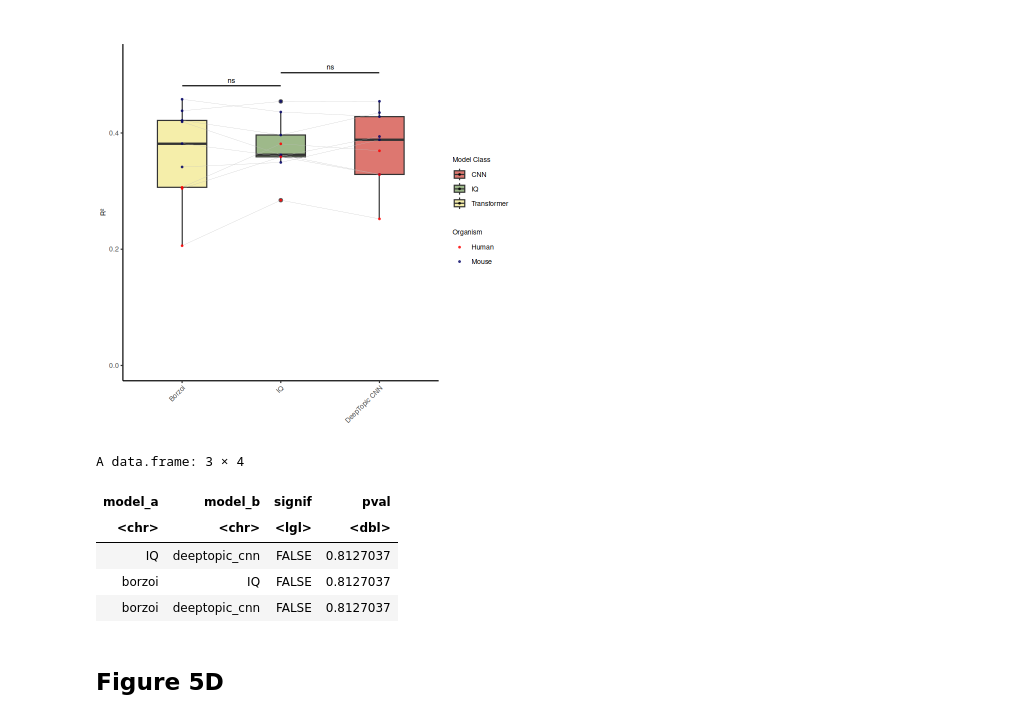
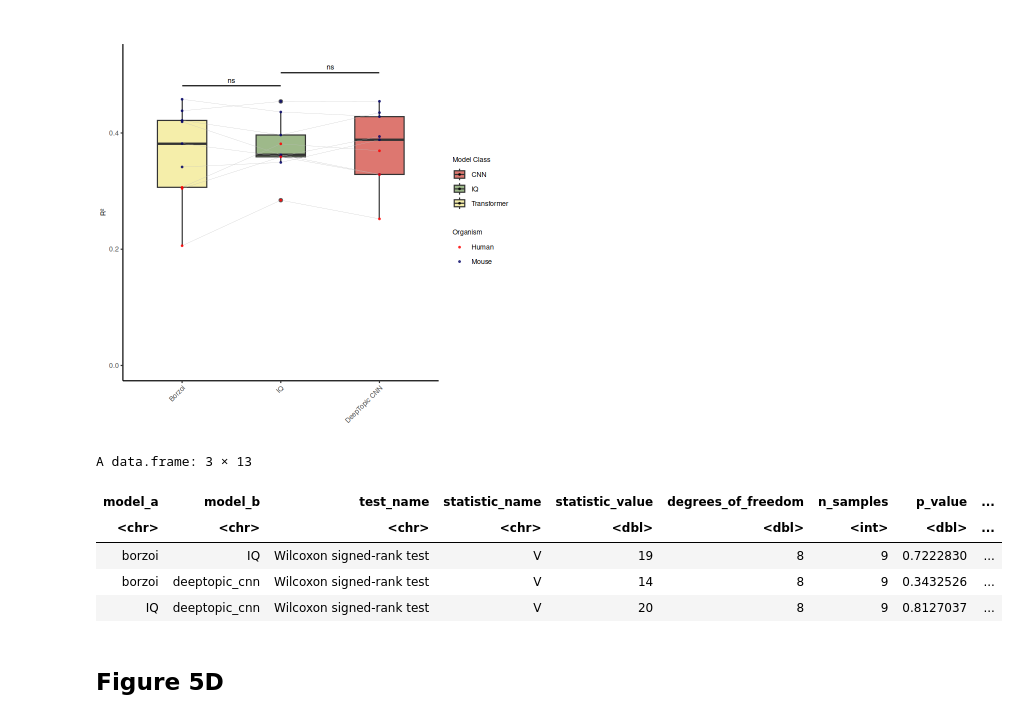
Before and after one commit to tanaylab/IQ-paper, a Jupyter notebook: analysis/Figure5.ipynb, the cells around one changed output. Cells and saved outputs as stored; diff of their text form; code cells hidden in the pictures.

```diff
--- a/analysis/Figure5.ipynb
+++ b/analysis/Figure5.ipynb
@@ -69,20 +69,31 @@ p
 # %% [output]
 [figure]
 # %%
-compare_models_multiple(r2_stats, c("borzoi", "IQ", "deeptopic_cnn"),
-    model_names_map = model_names_map, show_cell_types = FALSE, show_connected_lines = TRUE, title = "", subtitle = "", line_color =
-        "gray", test_all_pairs = TRUE, hide_ns_bars = FALSE, return_pairwise_results = TRUE
-) %>%
-    arrange(pval) %>%
-    as.data.frame() %>%
-    arrange(model_a)
+wilcox_df <- compare_models_multiple(r2_stats, c("borzoi", "IQ", "deeptopic_cnn"),
+    model_names_map = model_names_map,
+    show_cell_types = FALSE,
+    show_connected_lines = TRUE,
+    title = "",
+    subtitle = "",
+    line_color = "gray",
+    test_method = "wilcox",
+    test_all_pairs = TRUE,
+    hide_ns_bars = FALSE,
+    return_pairwise_results = TRUE,
+    conf_level = 0.95
+)
+
+wilcox_df %>%
+    arrange(adjusted_p_value) %>%
+    select(model_a, model_b, test_name, statistic_name, statistic_value, degrees_of_freedom, n_samples, p_value, adjusted_p_value, effect_size_r, conf_int_low, conf_int_high, apa_report) %>%
+    as.data.frame()
 # %% [output]
-A data.frame: 3 × 4
+A data.frame: 3 × 13
-| model_a | model_b | signif | pval |
-| <chr> | <chr> | <lgl> | <dbl> |
-| IQ | deeptopic_cnn | FALSE | 0.8127037 |
-| borzoi | IQ | FALSE | 0.8127037 |
-| borzoi | deeptopic_cnn | FALSE | 0.8127037 |
+| model_a | model_b | test_name | statistic_name | statistic_value | degrees_of_freedom | n_samples | p_value | ... |
+| <chr> | <chr> | <chr> | <chr> | <dbl> | <dbl> | <int> | <dbl> | ... |
+| borzoi | IQ | Wilcoxon signed-rank test | V | 19 | 8 | 9 | 0.7222830 | ... |
+| borzoi | deeptopic_cnn | Wilcoxon signed-rank test | V | 14 | 8 | 9 | 0.3432526 | ... |
+| IQ | deeptopic_cnn | Wilcoxon signed-rank test | V | 20 | 8 | 9 | 0.8127037 | ... |
 # %% [markdown]
 ## Figure 5D
 # %%
```
Also changed, not shown: 4 other files.
